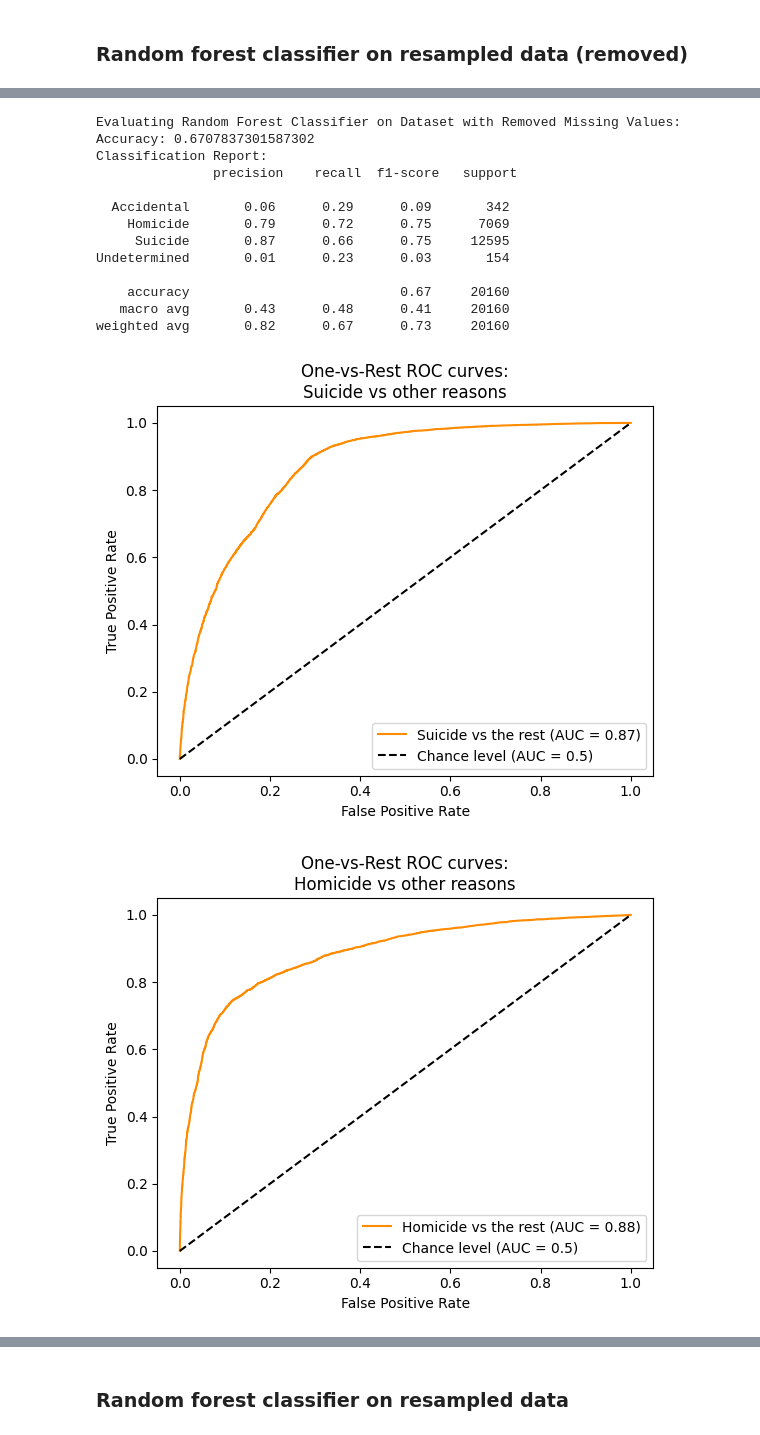
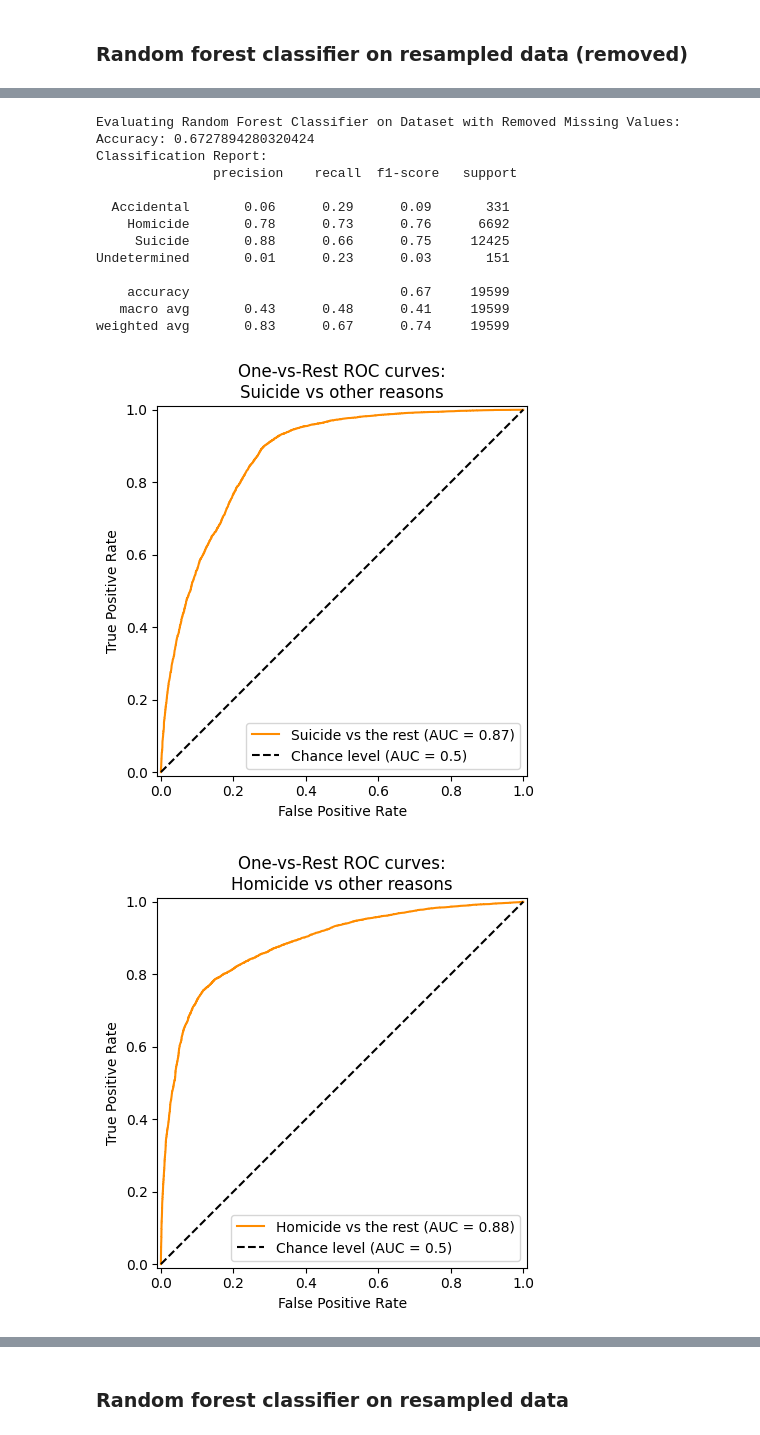
Before and after one commit to ahuang28/cs3244_final_project, a Jupyter notebook: code.ipynb, the cells around one changed output, grey strips where cells are left out. Cells and saved outputs as stored; diff of their text form; code cells hidden in the pictures.

```diff
--- a/code.ipynb
+++ b/code.ipynb
@@ -378,8 +378,7 @@ def target_response_split(df):
 # %%
 rfc = RandomForestClassifier(random_state=42)
 
-x_train_remove_resample, y_train_remove_resample = target_response_split(df_train_final_rem)
-reason_classes = list(y_train_remove_resample.unique())
+reason_classes = list(y_train_rem.unique())
 
 param_grid = {
     'n_estimators': [200, 500],
@@ -447,24 +421,22 @@ NameError: name 'df_test_final' is not defined
 # %%
-x_test, y_test = target_response_split(df_test_final_imp)
-
-best_param_rem_resample, accuracy_rem_resample, report_rem_resample = train_evaluate_rf(x_train_remove_resample, y_train_remove_resample, x_test, y_test, False)
+best_param_rem_resample, accuracy_rem_resample, report_rem_resample = train_evaluate_rf(x_train_rem, y_train_rem, x_test_rem, y_test_rem, False)
 
 print("\nEvaluating Random Forest Classifier on Dataset with Removed Missing Values:")
 print(f"Accuracy: {accuracy_rem_resample}")
 print("Classification Report:\n", report_rem_resample)
 # %% [output]
 Evaluating Random Forest Classifier on Dataset with Removed Missing Values:
-Accuracy: 0.6707837301587302
+Accuracy: 0.6727894280320424
 Classification Report:
                precision    recall  f1-score   support
 
-  Accidental       0.06      0.29      0.09       342
-    Homicide       0.79      0.72      0.75      7069
-     Suicide       0.87      0.66      0.75     12595
-Undetermined       0.01      0.23      0.03       154
+  Accidental       0.06      0.29      0.09       331
+    Homicide       0.78      0.73      0.76      6692
+     Suicide       0.88      0.66      0.75     12425
+Undetermined       0.01      0.23      0.03       151
 
-    accuracy                           0.67     20160
-   macro avg       0.43      0.48      0.41     20160
-weighted avg       0.82      0.67      0.73     20160
+    accuracy                           0.67     19599
+   macro avg       0.43      0.48      0.41     19599
+weighted avg       0.83      0.67      0.74     19599
-[figure, old version]
+[figure, new version]
-[figure, old version]
+[figure, new version]
```
Also changed, not shown: parts of 9 cells of this notebook.
